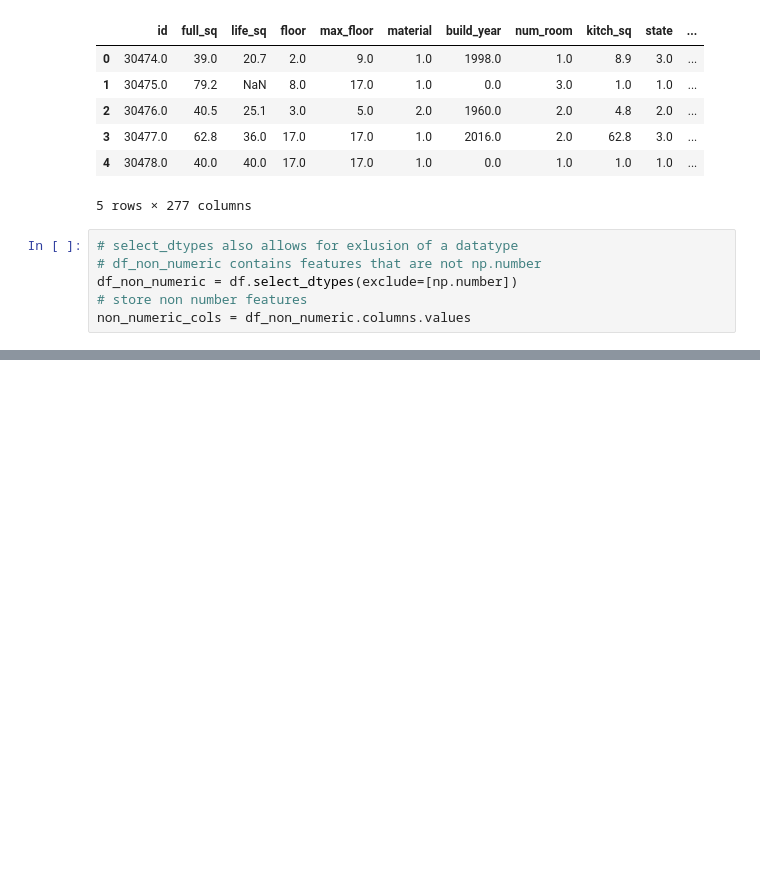
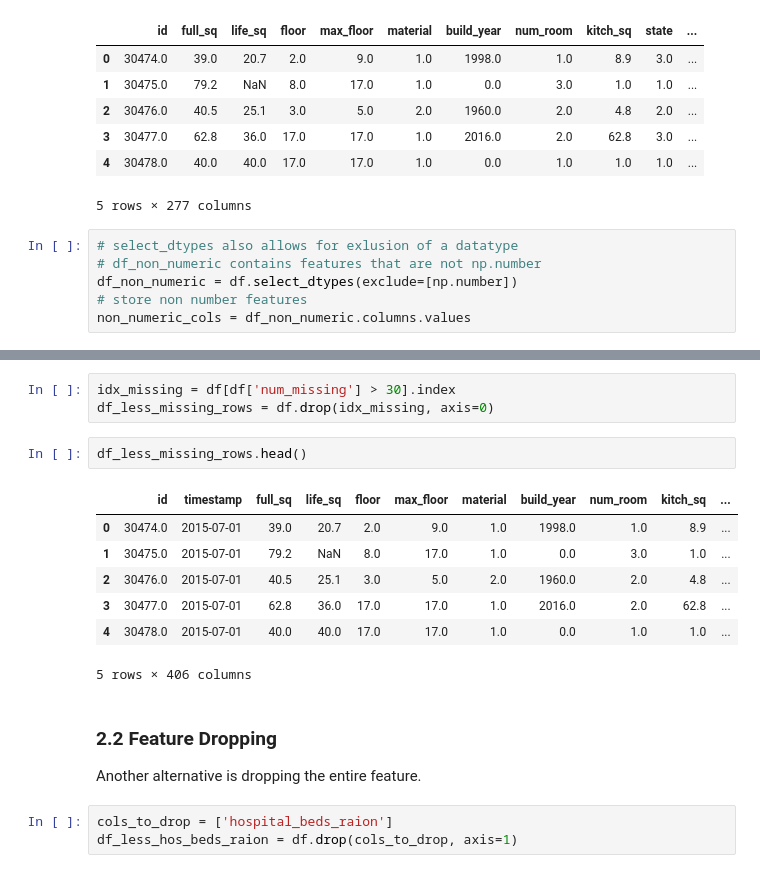
Before and after one commit to knarfamlap/physics270, a Jupyter notebook: cleaning.ipynb, the cells around one changed output, grey strips where cells are left out. Saved outputs shown, nothing was run; the diff lists cells and outputs as text; blank space fills up the shorter version.

```diff
--- a/cleaning.ipynb
+++ b/cleaning.ipynb
@@ -114,0 +203,20 @@ Most models do not accept missing data.
+# %%
+idx_missing = df[df['num_missing'] > 30].index
+df_less_missing_rows = df.drop(idx_missing, axis=0)
+# %%
+df_less_missing_rows.head()
+# %% [output]
+|  | id | timestamp | full_sq | life_sq | floor | max_floor | material | build_year | num_room | kitch_sq | ... |
+| 0 | 30474.0 | 2015-07-01 | 39.0 | 20.7 | 2.0 | 9.0 | 1.0 | 1998.0 | 1.0 | 8.9 | ... |
+| 1 | 30475.0 | 2015-07-01 | 79.2 | NaN | 8.0 | 17.0 | 1.0 | 0.0 | 3.0 | 1.0 | ... |
+| 2 | 30476.0 | 2015-07-01 | 40.5 | 25.1 | 3.0 | 5.0 | 2.0 | 1960.0 | 2.0 | 4.8 | ... |
+| 3 | 30477.0 | 2015-07-01 | 62.8 | 36.0 | 17.0 | 17.0 | 1.0 | 2016.0 | 2.0 | 62.8 | ... |
+| 4 | 30478.0 | 2015-07-01 | 40.0 | 40.0 | 17.0 | 17.0 | 1.0 | 0.0 | 1.0 | 1.0 | ... |
+5 rows × 406 columns
+# %% [markdown]
+### 2.2 Feature Dropping
+
+Another alternative is dropping the entire feature.
+# %%
+cols_to_drop = ['hospital_beds_raion']
+df_less_hos_beds_raion = df.drop(cols_to_drop, axis=1)
```
Also changed, not shown: parts of 14 cells of this notebook.
